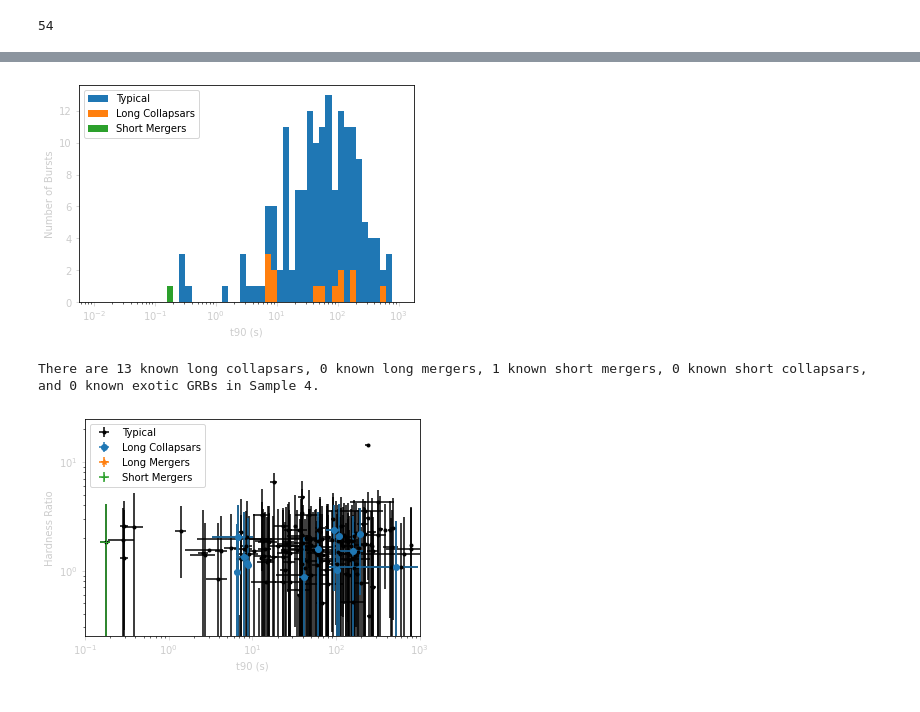
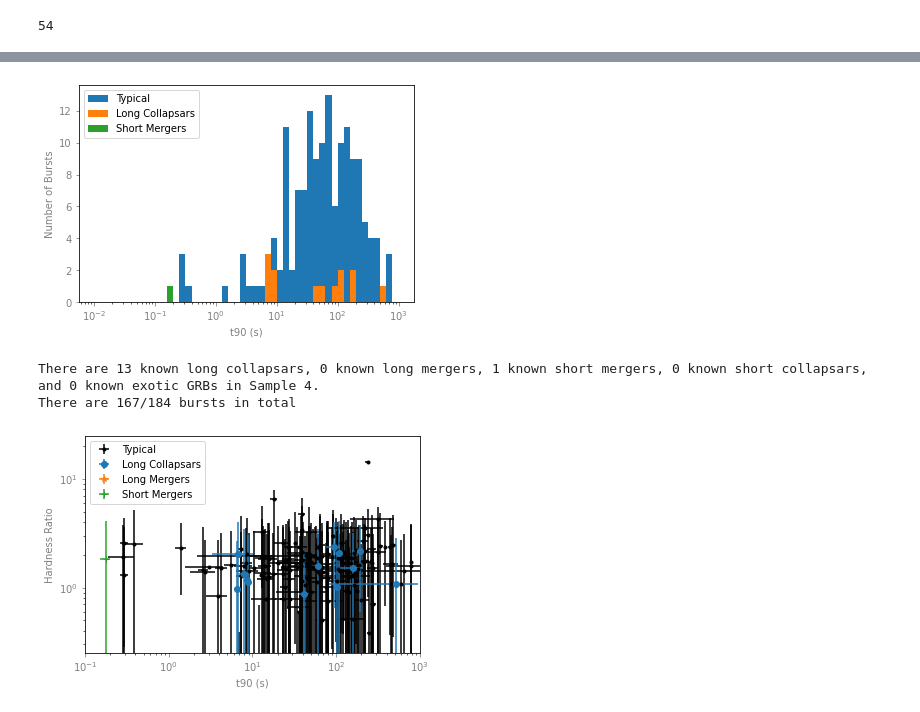
Before and after one commit to nuessle167/mirrored_prediction_paper, a Jupyter notebook: Cursed_code.ipynb, the cells around one changed output, grey strips where cells are left out. Saved outputs shown, nothing was run; the diff lists cells and outputs as text; code cells hidden in the pictures.

```diff
--- a/Cursed_code.ipynb
+++ b/Cursed_code.ipynb
@@ -131,8 +131,8 @@ def HR_err_func(S_top, S_bot, sig_S_top, sig_S_bot):
     return HR_err
 
 def Fermi_HR_func(relevant_fermi_data, spectral_model, entry):
-    low_e_range=[25, 50]
-    high_e_range=[50, 100]
+    low_e_range=[15, 150]
+    high_e_range=[150, 1500]
     if spectral_model=='pflx_plaw              ' or spectral_model==1:
         p_1=relevant_fermi_data.at[entry, 'pflx_plaw_index']
         low_HR=integrate.quad(lambda x: np.power(x, p_1), low_e_range[0], \
@@ -1698,7 +1994,7 @@ exotic_t90_err=np.where(exo_redshift_swift_data[ '   T90_err    '] != 'N/A', \
 if len(exotic_t90_err)>0:
     for j in range(0, len(exotic_t90_err)):
         exotic_t90_err[j]=float(exotic_t90_err[j])
-typical_redshift_swift_data=fluence_available_swift_data[~(lm_mask&lc_mask&sm_mask&sc_mask&\
+typical_redshift_swift_data=fluence_available_swift_data[~(lm_mask|lc_mask|sm_mask|sc_mask|\
                                                          exo_mask)]
 for i in typical_redshift_swift_data.index.to_list():
     typical_HR=np.append(typical_HR, \
@@ -1728,46 +2024,53 @@ plt.hist(long_collapsar_t90, bins=bins)
 plt.hist(short_merger_t90, bins=bins)
 #plt.hist(exotic_t90, bins=bins)
 plt.xscale('log')
-plt.tick_params(axis='x', colors='0.8')
-plt.tick_params(axis='y', colors='0.8')
+plt.tick_params(axis='x', colors='0.5')
+plt.tick_params(axis='y', colors='0.5')
 plt.legend(['Typical', 'Long Collapsars', \
             'Short Mergers'])
-plt.xlabel("t90 (s)", color="0.8")
-plt.ylabel("Number of Bursts", color="0.8")
+plt.xlabel("t90 (s)", color="0.5")
+plt.ylabel("Number of Bursts", color="0.5")
 plt.show()
 print("There are {} known long collapsars, {} known long \
 mergers, {} known short mergers, {} known short collapsars, and \
 {} known exotic GRBs in Sample 4.".\
 format(len(long_collapsar_t90), len(long_merger_t90), \
        len(short_merger_t90), len(short_collapsar_t90), len(exotic_t90)))
+print('There are {}/{} bursts in total'.format(np.count_nonzero(~np.isnan(long_collapsar_HR))\
+        +np.count_nonzero(~np.isnan(long_merger_HR))+\
+        np.count_nonzero(~np.isnan(short_merger_HR))+\
+        np.count_nonzero(~np.isnan(short_collapsar_HR))+\
+        np.count_nonzero(~np.isnan(exotic_HR))+np.count_nonzero(~np.isnan(typical_HR)), \
+                                              len(sample_4_data)))
 plt.errorbar(x=typical_t90, y=typical_HR, yerr=np.transpose(typical_HR_err), \
              xerr=typical_t90_err, marker=".", color='k', ls='none')
 plt.errorbar(x=long_collapsar_t90, y=long_collapsar_HR, \
              yerr=np.transpose(long_collapsar_HR_err), xerr=long_collapsar_t90_err,\
              marker="o", ls='none')
 plt.errorbar(x=long_merger_t90, y=long_merger_HR, yerr=np.transpose(long_merger_HR_err),\
              xerr=long_merger_t90_err, marker="*", ls='none')
 # plt.errorbar(x=short_collapsar_t90, y=short_collapsar_HR, \
 #              yerr=np.transpose(short_collapsar_HR_err), xerr=short_collapsar_t90_err,\
 #              marker="^", ls='none')
 plt.errorbar(x=short_merger_t90, y=short_merger_HR, yerr=np.transpose(short_merger_HR_err), \
              xerr=short_merger_t90_err, marker="+", ls='none')
 # plt.errorbar(x=exotic_t90, y=exotic_HR, yerr=np.transpose(exotic_HR_err), \
 #              xerr=exotic_t90_err, marker="o", ls='none')
 plt.axis([0.1, 1000, 0.25, 25])
 plt.xscale('log')
 plt.yscale('log')
-plt.tick_params(axis='x', colors='0.8')
-plt.tick_params(axis='y', colors='0.8')
+plt.tick_params(axis='x', colors='0.5')
+plt.tick_params(axis='y', colors='0.5')
 plt.legend(['Typical', 'Long Collapsars', 'Long Mergers', \
             'Short Mergers'])
-plt.xlabel("t90 (s)", color="0.8")
-plt.ylabel("Hardness Ratio", color="0.8")
+plt.xlabel("t90 (s)", color="0.5")
+plt.ylabel("Hardness Ratio", color="0.5")
 plt.show()
 # %% [output]
-[figure, old version]
+[figure, new version]
 There are 13 known long collapsars, 0 known long mergers, 1 known short mergers, 0 known short collapsars, and 0 known exotic GRBs in Sample 4.
+There are 167/184 bursts in total
-[figure, old version]
+[figure, new version]
 # %%
 ##Sample 6 Diagnositics##
 #typical_edited_fermi_data=fermi_data
```
Also changed, not shown: parts of 6 cells of this notebook.
